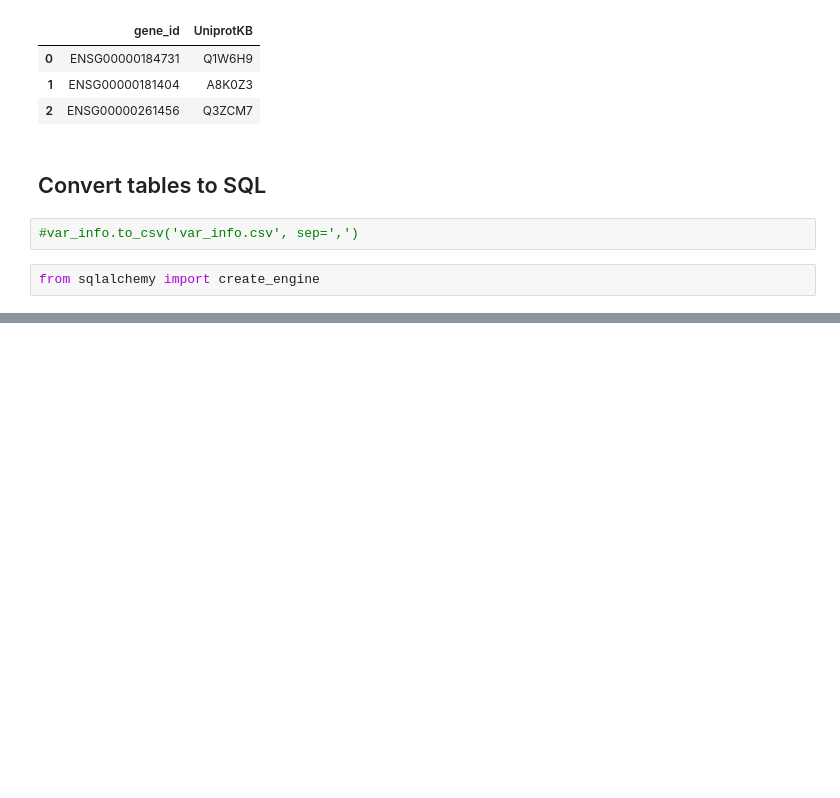
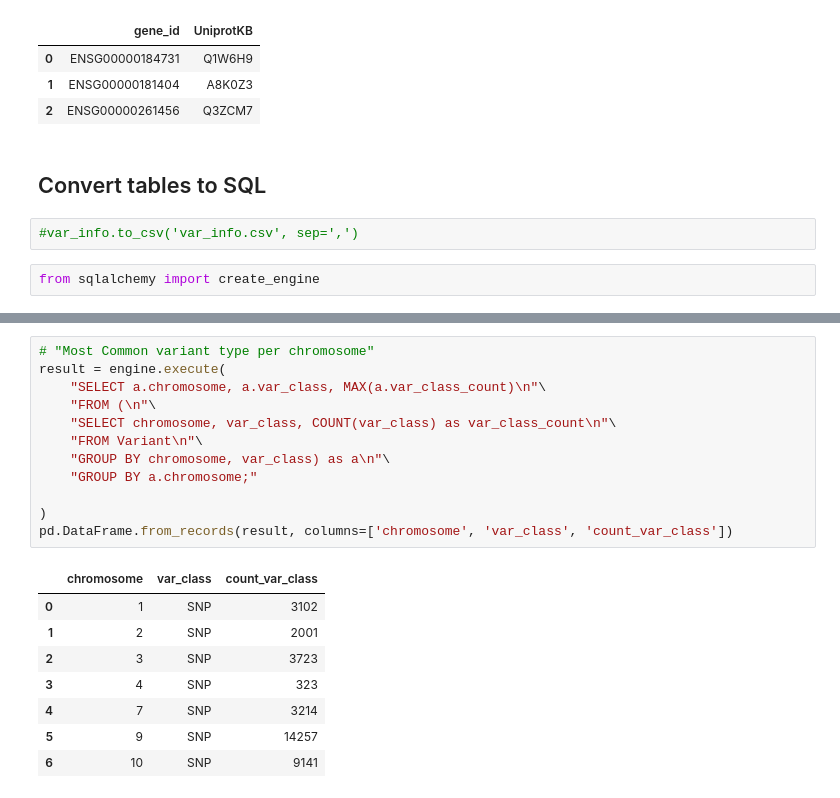
Before and after one commit to alexmanuele/human-genome-variants-demo, a Jupyter notebook: query_embl.ipynb, the cells around one changed output, grey strips where cells are left out. Cells and saved outputs as stored; diff of their text form; blank space fills up the shorter version.

```diff
--- a/query_embl.ipynb
+++ b/query_embl.ipynb
@@ -513,0 +363,21 @@ plt.show()
+# %%
+# "Most Common variant type per chromosome"
+result = engine.execute(
+    "SELECT a.chromosome, a.var_class, MAX(a.var_class_count)\n"\
+    "FROM (\n"\
+    "SELECT chromosome, var_class, COUNT(var_class) as var_class_count\n"\
+    "FROM Variant\n"\
+    "GROUP BY chromosome, var_class) as a\n"\
+    "GROUP BY a.chromosome;"
+
+)
+pd.DataFrame.from_records(result, columns=['chromosome', 'var_class', 'count_var_class'])
+# %% [output]
+|  | chromosome | var_class | count_var_class |
+| 0 | 1 | SNP | 3102 |
+| 1 | 2 | SNP | 2001 |
+| 2 | 3 | SNP | 3723 |
+| 3 | 4 | SNP | 323 |
+| 4 | 7 | SNP | 3214 |
+| 5 | 9 | SNP | 14257 |
+| 6 | 10 | SNP | 9141 |
```
Also changed, not shown: parts of 36 cells of this notebook, 1 other file.
